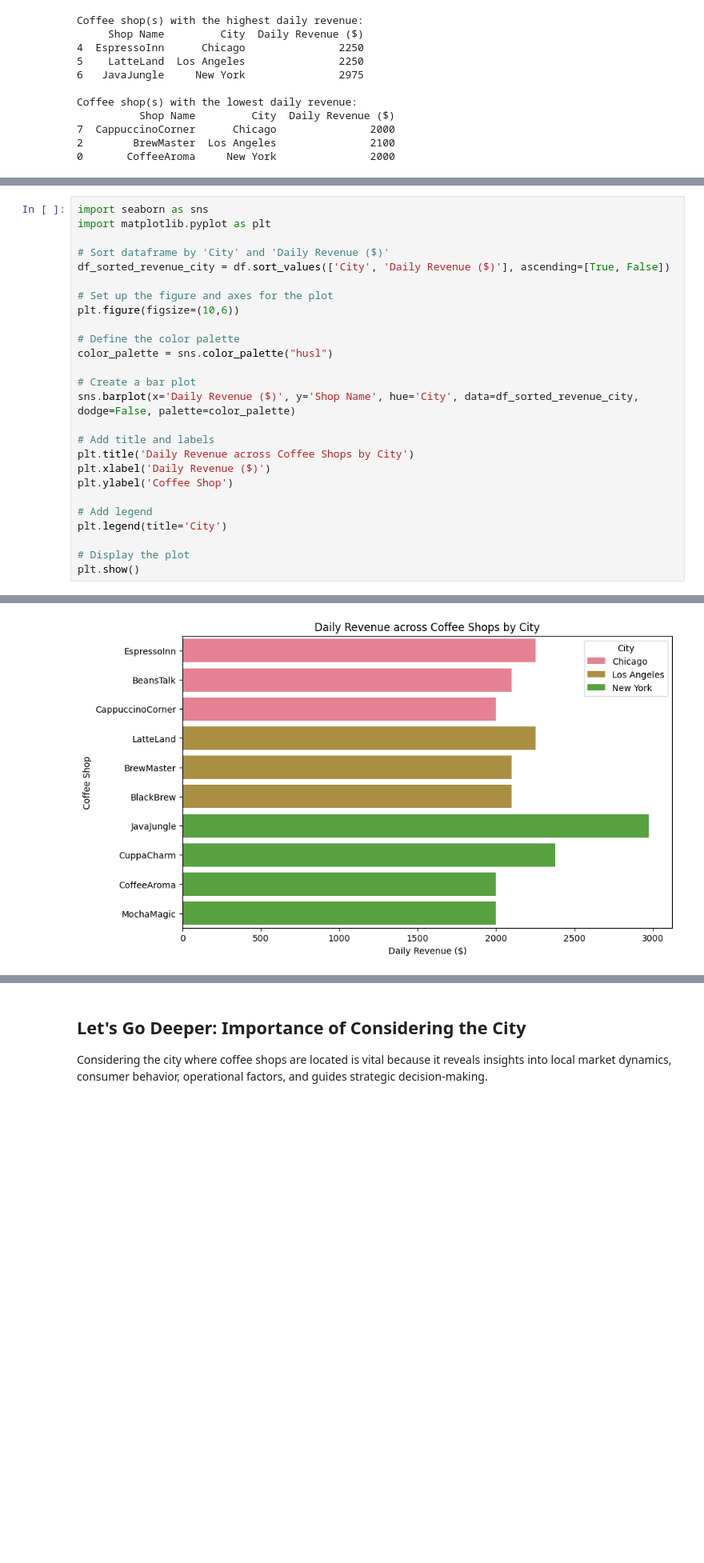
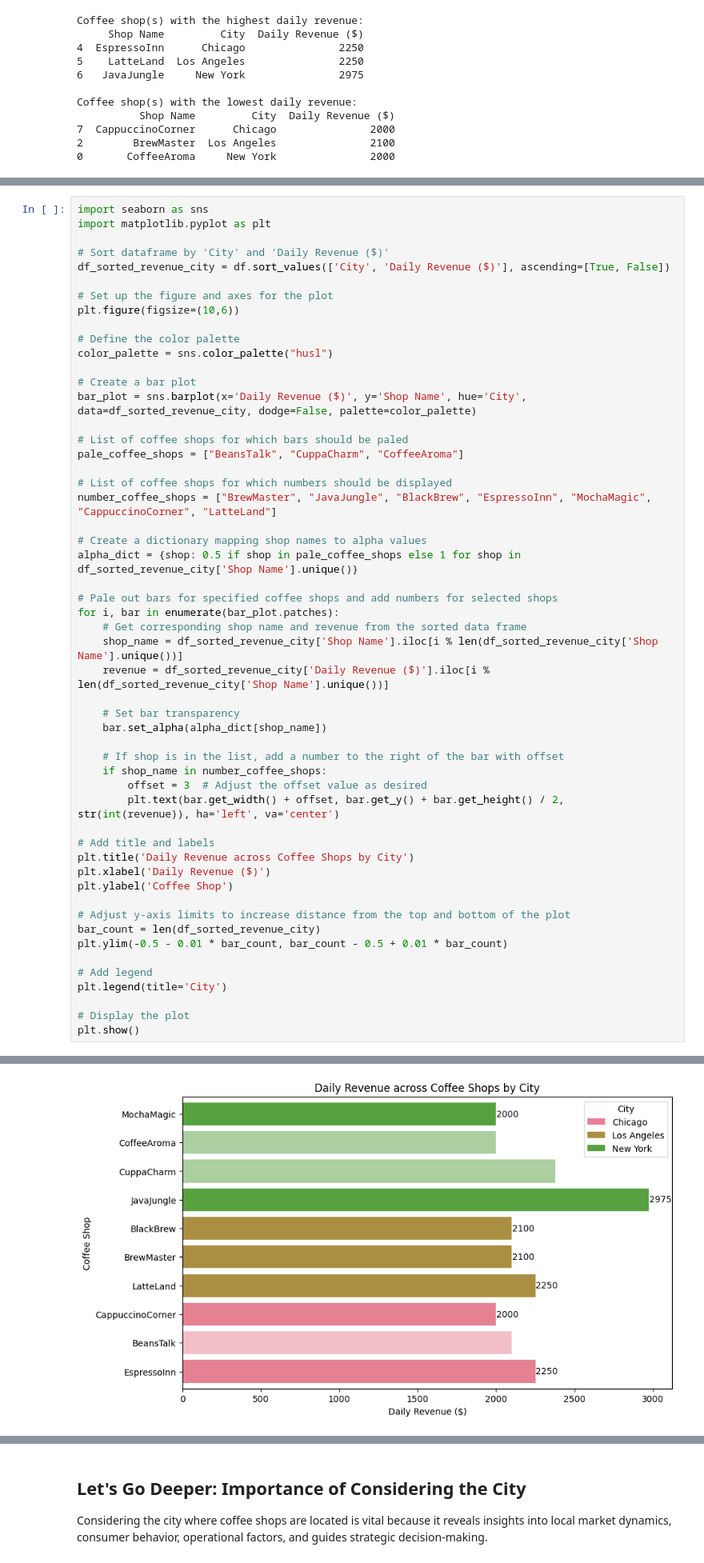
Before and after one commit to Tantuc/Coffee-Shop-Data-Analysis, a Jupyter notebook: Coffee_Shop_Data_Analysis.ipynb, the cells around one changed output, grey strips where cells are left out. Shown: that part at 80% size. Drawn from its saved outputs; the diff is of its cells as text; blank space fills up the shorter version.

```diff
--- a/Coffee_Shop_Data_Analysis.ipynb
+++ b/Coffee_Shop_Data_Analysis.ipynb
@@ -401,13 +442,40 @@ plt.figure(figsize=(10,6))
 color_palette = sns.color_palette("husl")
 
 # Create a bar plot
-sns.barplot(x='Daily Revenue ($)', y='Shop Name', hue='City', data=df_sorted_revenue_city, dodge=False, palette=color_palette)
+bar_plot = sns.barplot(x='Daily Revenue ($)', y='Shop Name', hue='City', data=df_sorted_revenue_city, dodge=False, palette=color_palette)
+
+# List of coffee shops for which bars should be paled
+pale_coffee_shops = ["BeansTalk", "CuppaCharm", "CoffeeAroma"]
+
+# List of coffee shops for which numbers should be displayed
+number_coffee_shops = ["BrewMaster", "JavaJungle", "BlackBrew", "EspressoInn", "MochaMagic", "CappuccinoCorner", "LatteLand"]
+
+# Create a dictionary mapping shop names to alpha values
+alpha_dict = {shop: 0.5 if shop in pale_coffee_shops else 1 for shop in df_sorted_revenue_city['Shop Name'].unique()}
+
+# Pale out bars for specified coffee shops and add numbers for selected shops
+for i, bar in enumerate(bar_plot.patches):
+    # Get corresponding shop name and revenue from the sorted data frame
+    shop_name = df_sorted_revenue_city['Shop Name'].iloc[i % len(df_sorted_revenue_city['Shop Name'].unique())]
+    revenue = df_sorted_revenue_city['Daily Revenue ($)'].iloc[i % len(df_sorted_revenue_city['Shop Name'].unique())]
+
+    # Set bar transparency
+    bar.set_alpha(alpha_dict[shop_name])
+
+    # If shop is in the list, add a number to the right of the bar with offset
+    if shop_name in number_coffee_shops:
+        offset = 3  # Adjust the offset value as desired
+        plt.text(bar.get_width() + offset, bar.get_y() + bar.get_height() / 2, str(int(revenue)), ha='left', va='center')
 
 # Add title and labels
 plt.title('Daily Revenue across Coffee Shops by City')
 plt.xlabel('Daily Revenue ($)')
 plt.ylabel('Coffee Shop')
 
+# Adjust y-axis limits to increase distance from the top and bottom of the plot
+bar_count = len(df_sorted_revenue_city)
+plt.ylim(-0.5 - 0.01 * bar_count, bar_count - 0.5 + 0.01 * bar_count)
+
 # Add legend
 plt.legend(title='City')
 
@@ -417,4 +502,4 @@ plt.show()
-[figure, old version]
+[figure, new version]
 # %% [markdown]
 ## Analysis of Daily Revenue: Coffee Shops with the Highest and Lowest Daily Revenue
 
```
Also changed, not shown: parts of 5 cells of this notebook.
